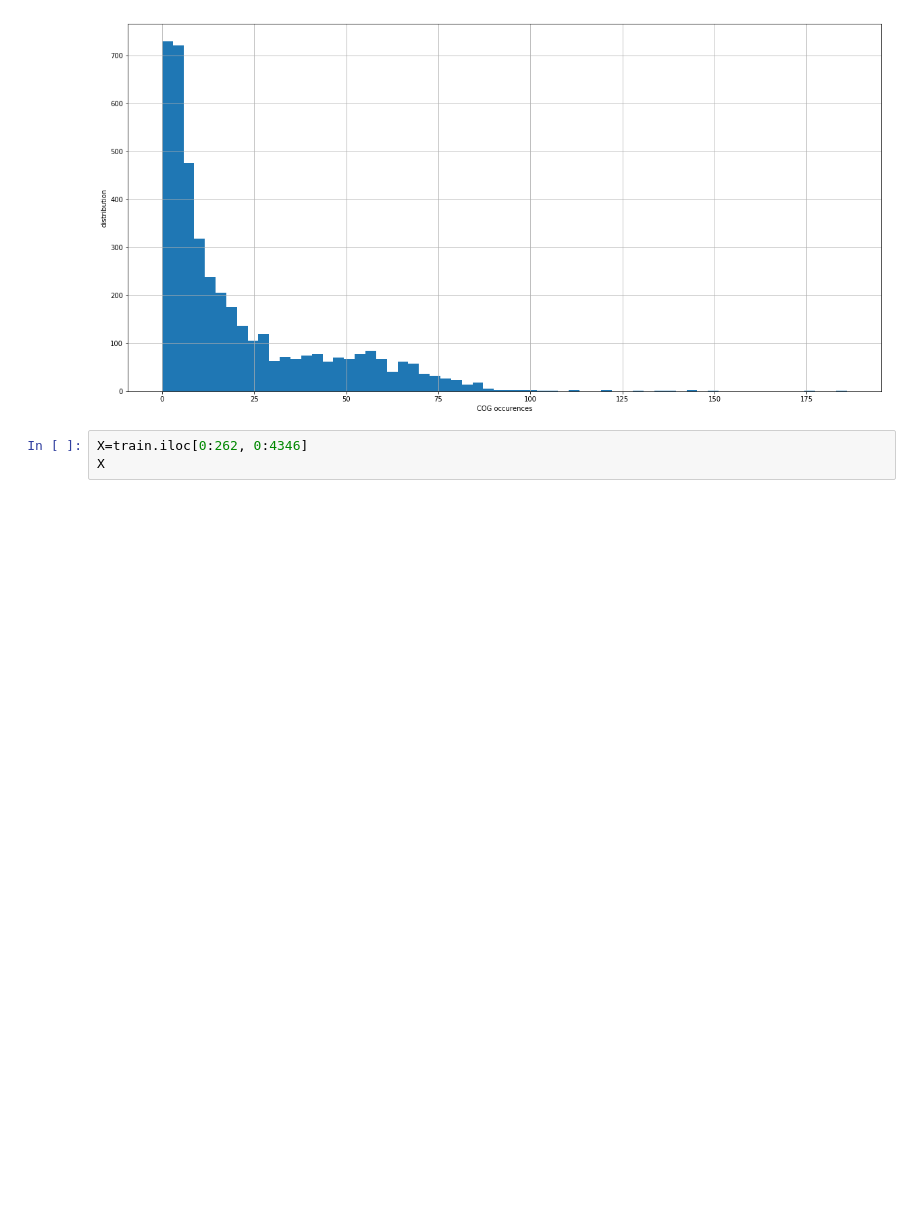
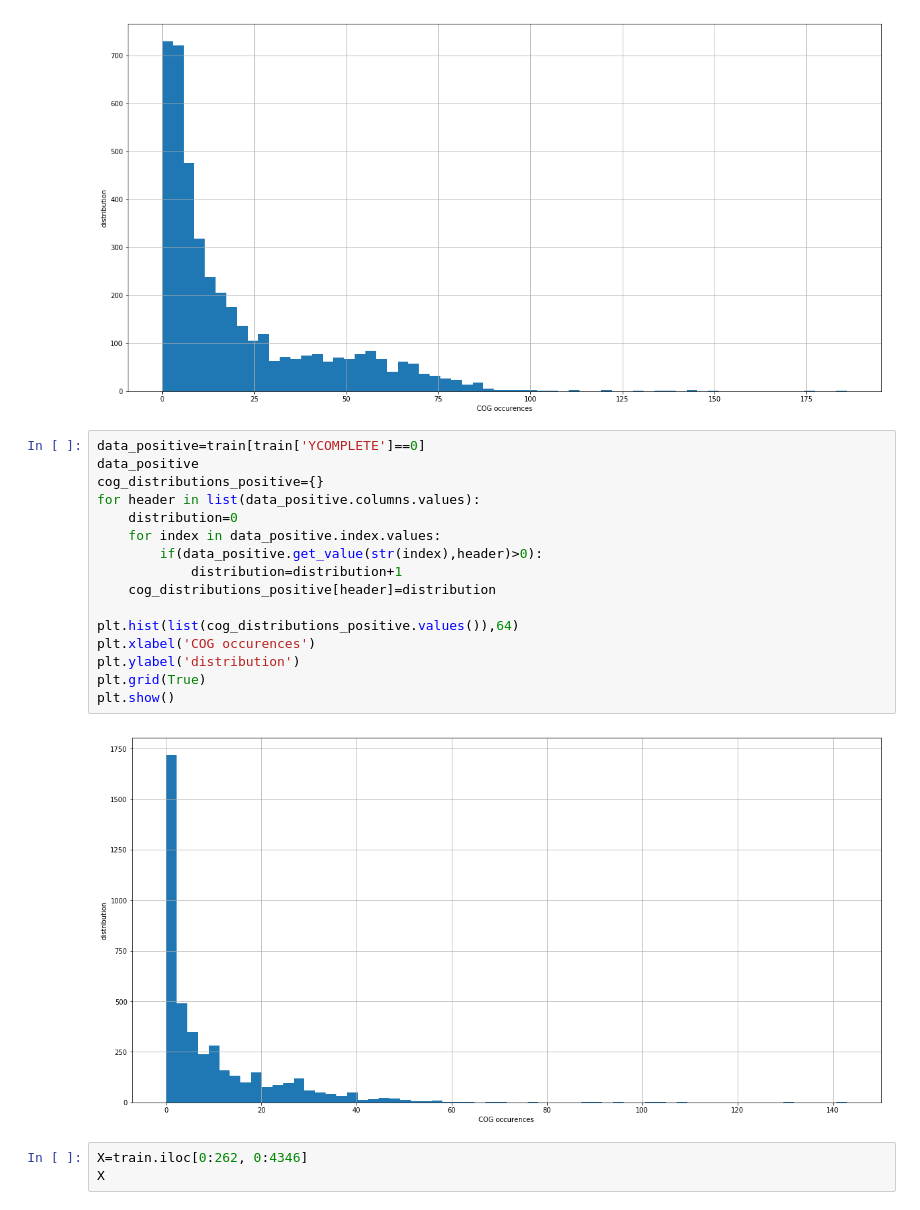
Before and after one commit to HowDoIGitHelp/core_bacterial_genome, a Jupyter notebook: master_notebook_tree.ipynb, the cells around one changed output. Drawn from its saved outputs; the diff is of its cells as text; blank space fills up the shorter version.

```diff
--- a/master_notebook.ipynb
+++ b/master_notebook_tree.ipynb
@@ -77,6 +77,24 @@ plt.show()
 # %% [output]
 Populating the interactive namespace from numpy and matplotlib
 [figure]
+# %%
+data_positive=train[train['YCOMPLETE']==0]
+data_positive
+cog_distributions_positive={}
+for header in list(data_positive.columns.values):
+    distribution=0
+    for index in data_positive.index.values:
+        if(data_positive.get_value(str(index),header)>0):
+            distribution=distribution+1
+    cog_distributions_positive[header]=distribution
+
+plt.hist(list(cog_distributions_positive.values()),64)
+plt.xlabel('COG occurences')
+plt.ylabel('distribution')
+plt.grid(True)
+plt.show()
+# %% [output]
+[figure, added]
 # %%
 X=train.iloc[0:262, 0:4346]
 X
```
Also changed, not shown: parts of 1 cell of this notebook, 5 other files.
